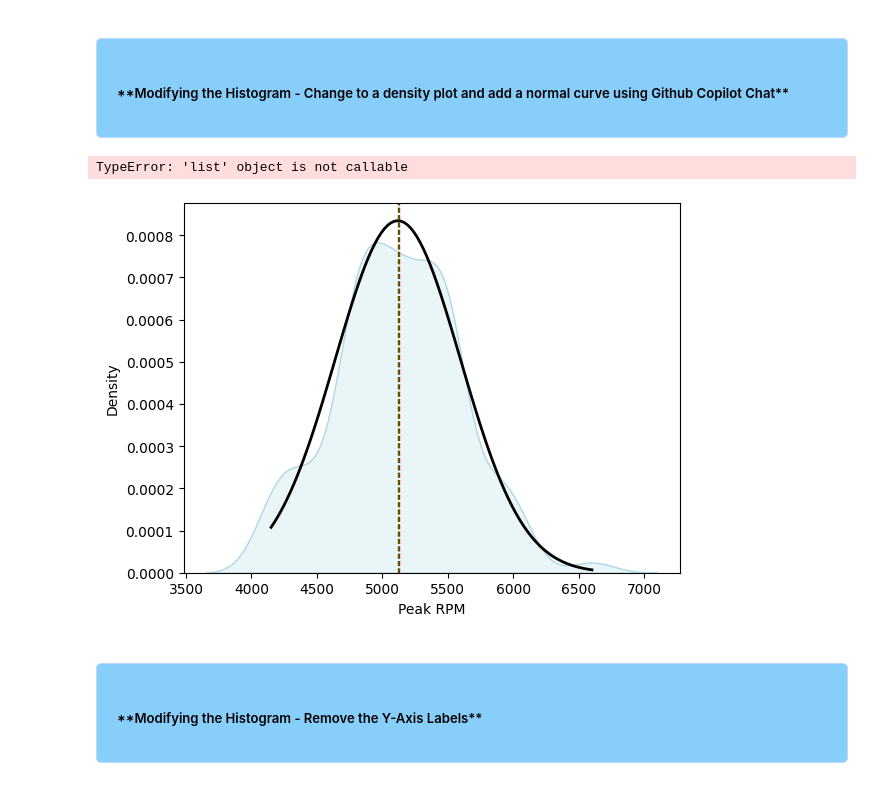
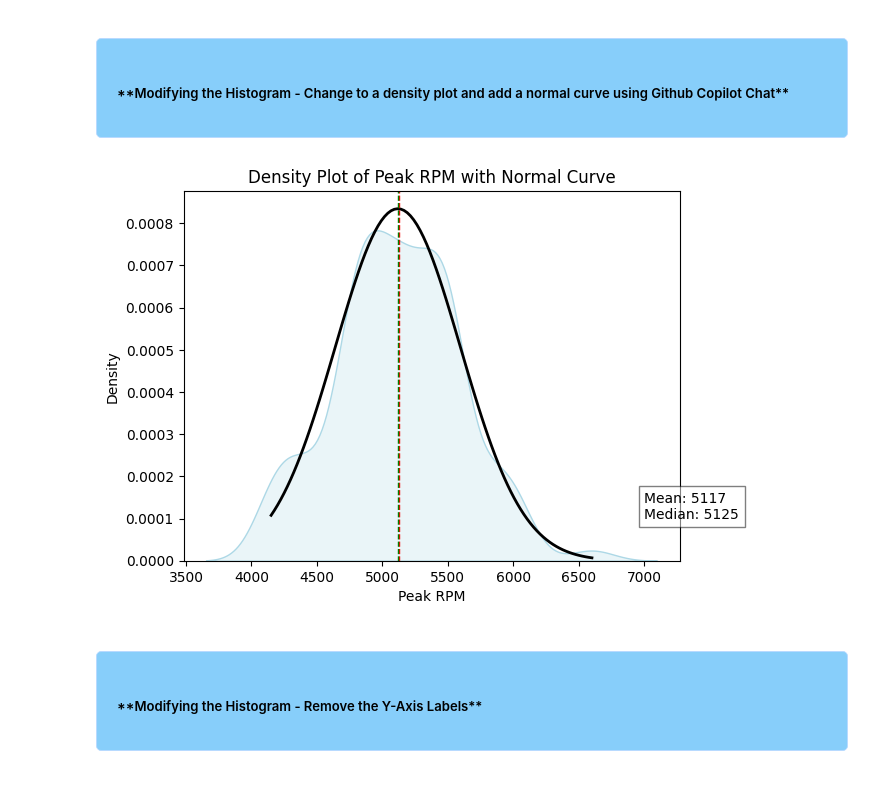
Before and after one commit to rgregs60/Python-Fall-2024-Notebooks, a Jupyter notebook: Video Demos/Python Video Demo #1.ipynb, the cells around one changed output. Cells and saved outputs as stored; diff of their text form; code cells hidden in the pictures.

```diff
--- a/Video Demos/Python Video Demo #1.ipynb
+++ b/Video Demos/Python Video Demo #1.ipynb
@@ -252,35 +253,33 @@ TypeError: 'list' object is not callable
 # %%
 import seaborn as sns
 from scipy.stats import norm
 import numpy as np
 
 # Calculate the mean and median of the 'peak-rpm' column
 mean_peak_rpm = int(Car_Data['peak-rpm'].mean())  # Calculate the mean of the peak-rpm column
 median_peak_rpm = int(Car_Data['peak-rpm'].median())  # Calculate the median of the peak-rpm column
 
 # Plot a density plot of the peak-rpm column
 sns.kdeplot(Car_Data['peak-rpm'], color='lightblue', fill=True)  # Create a density plot of the peak-rpm column
 plt.xlabel('Peak RPM')  # Label the x-axis
 plt.ylabel('Density')  # Label the y-axis
 
 # Add a normal distribution curve
 x = np.linspace(Car_Data['peak-rpm'].min(), Car_Data['peak-rpm'].max(), 100)
 p = norm.pdf(x, Car_Data['peak-rpm'].mean(), Car_Data['peak-rpm'].std())
 plt.plot(x, p, 'k', linewidth=2)
 
 plt.axvline(Car_Data['peak-rpm'].median(), color='red', linestyle='dashed', linewidth=1)  # Add a line for the median peak-rpm
 plt.axvline(Car_Data['peak-rpm'].mean(), color='green', linestyle='dashed', linewidth=1)  # Add a line for the mean peak-rpm
 
-plt.legend(['Normal Curve', 'Mean', 'Median'])  # Add a legend
 
 # Place mean_peak_rpm median_peak_rpm in a text box on the plot
 plt.text(7000, 0.0001, f'Mean: {mean_peak_rpm}\nMedian: {median_peak_rpm}', bbox=dict(facecolor='white', alpha=0.5))  # Add a box with the mean and median of the 'peak-rpm' column
 
 plt.title('Density Plot of Peak RPM with Normal Curve')  # Add a title
 plt.show()
 # %% [output]
-TypeError: 'list' object is not callable
-[figure, old version]
+[figure, new version]
 # %% [markdown]
 <div style="background-color: #87CEFA; color: #000000; padding: 20px; border-radius: 5px; margin-top: 20px; border: 1px solid #b8daff;">
 <p> </p>
```
Also changed, not shown: parts of 7 cells of this notebook.
